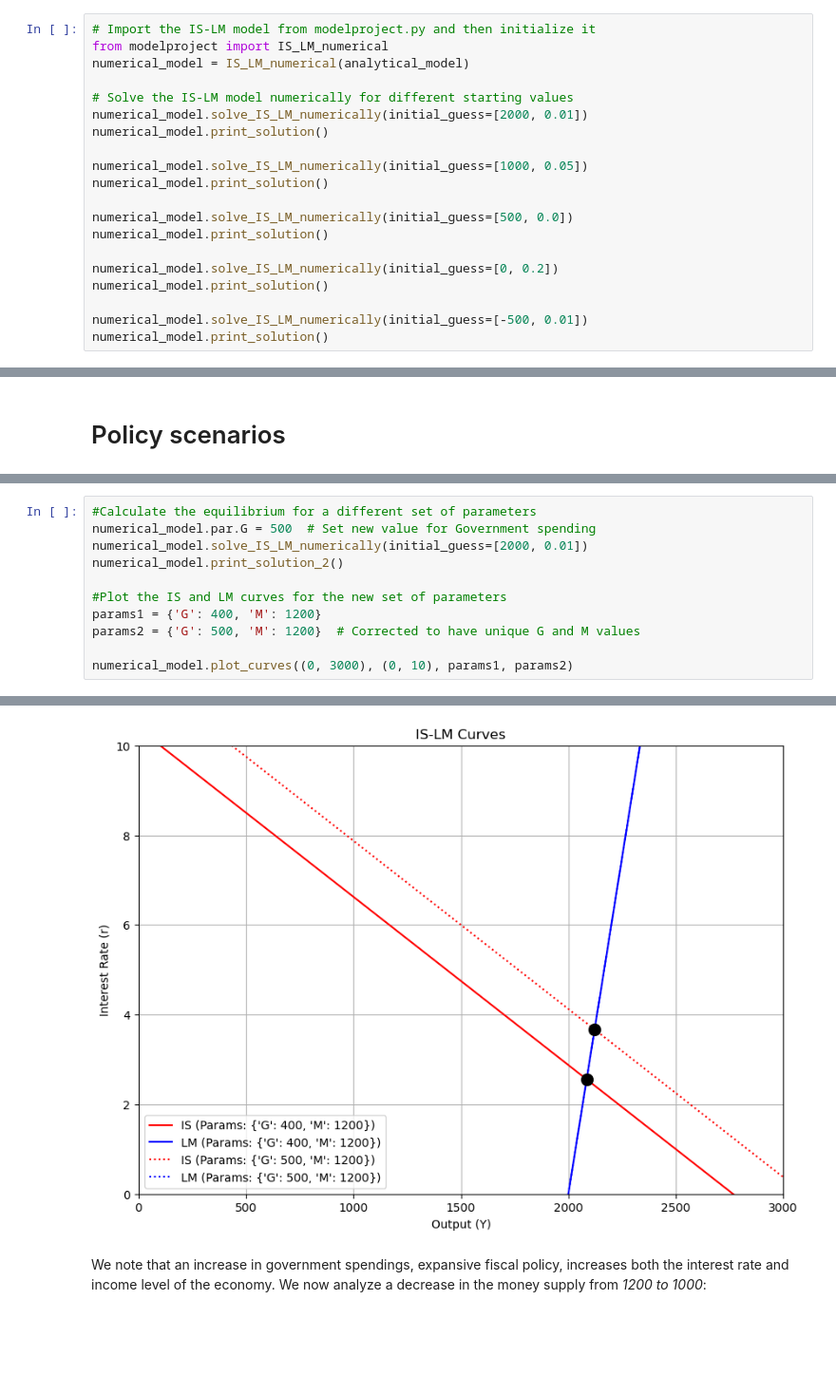
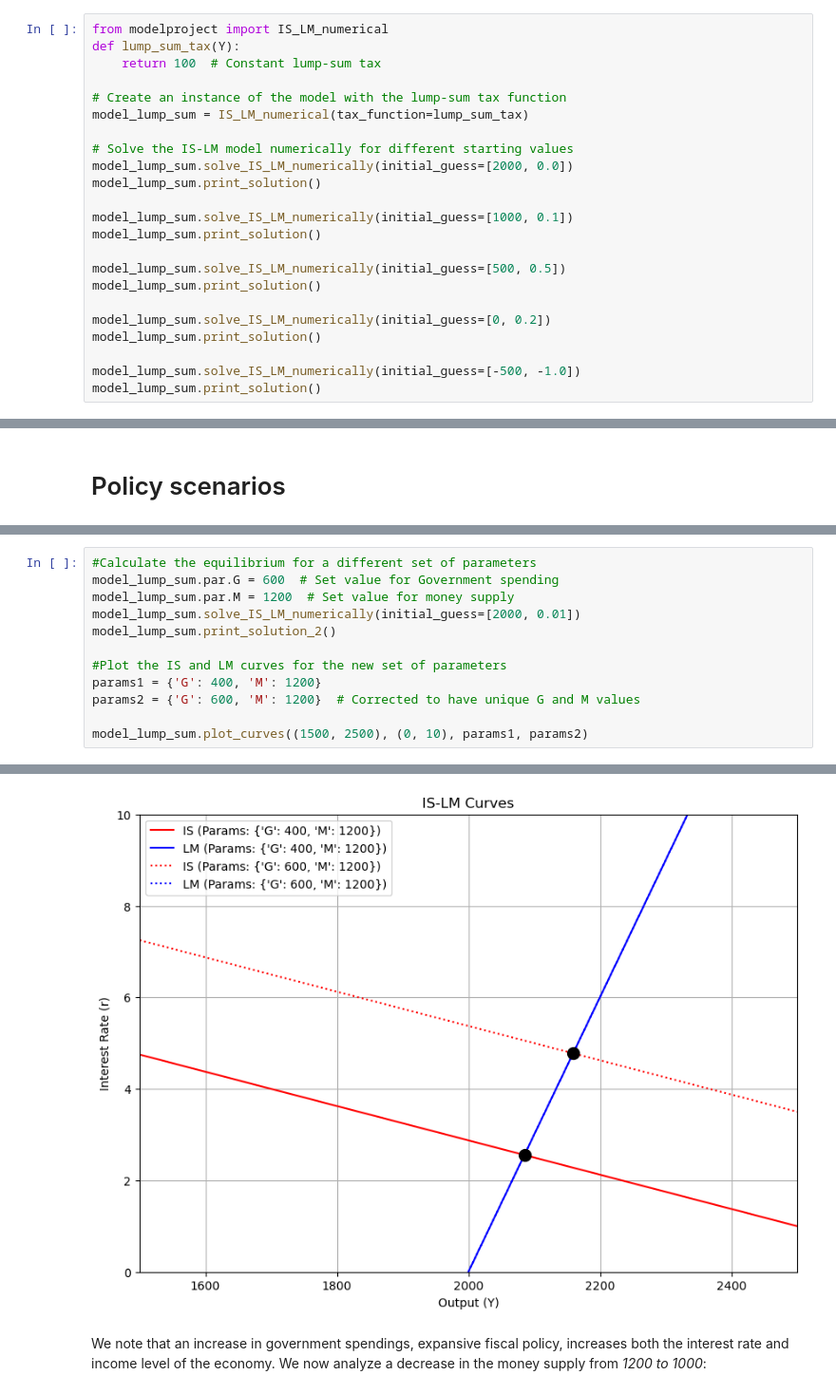
Before and after one commit to NumEconCopenhagen/projects-2024-econtechvets, a Jupyter notebook: modelproject/modelproject.ipynb, the cells around one changed output, grey strips where cells are left out. Shown at 95% size. Drawn from its saved outputs; the diff is of its cells as text; blank space fills up the shorter version.

```diff
--- a/modelproject/modelproject.ipynb
+++ b/modelproject/modelproject.ipynb
@@ -78,25 +78,28 @@ We now solve the model numerically. We do that in the following order:
 
 The results are as follows:
 # %%
-# Import the IS-LM model from modelproject.py and then initialize it
 from modelproject import IS_LM_numerical
-numerical_model = IS_LM_numerical(analytical_model)
+def lump_sum_tax(Y):
+    return 100  # Constant lump-sum tax
+
+# Create an instance of the model with the lump-sum tax function
+model_lump_sum = IS_LM_numerical(tax_function=lump_sum_tax)
 
 # Solve the IS-LM model numerically for different starting values
-numerical_model.solve_IS_LM_numerically(initial_guess=[2000, 0.01])
-numerical_model.print_solution()
+model_lump_sum.solve_IS_LM_numerically(initial_guess=[2000, 0.0])
+model_lump_sum.print_solution()
 
-numerical_model.solve_IS_LM_numerically(initial_guess=[1000, 0.05])
-numerical_model.print_solution()
+model_lump_sum.solve_IS_LM_numerically(initial_guess=[1000, 0.1])
+model_lump_sum.print_solution()
 
-numerical_model.solve_IS_LM_numerically(initial_guess=[500, 0.0])
-numerical_model.print_solution()
+model_lump_sum.solve_IS_LM_numerically(initial_guess=[500, 0.5])
+model_lump_sum.print_solution()
 
-numerical_model.solve_IS_LM_numerically(initial_guess=[0, 0.2])
-numerical_model.print_solution()
+model_lump_sum.solve_IS_LM_numerically(initial_guess=[0, 0.2])
+model_lump_sum.print_solution()
 
-numerical_model.solve_IS_LM_numerically(initial_guess=[-500, 0.01])
-numerical_model.print_solution()
+model_lump_sum.solve_IS_LM_numerically(initial_guess=[-500, -1.0])
+model_lump_sum.print_solution()
 # %% [output]
 Equilibrium Solution (Numerical):
 For initial guesses: Y = 2000.0 and r = 0.0: the equilibrium output and interest rate are (Y, r) = (2085.19, 2.56)
@@ -128,13 +131,14 @@ First, we increase the government spendings to *500*.
 # %%
 #Calculate the equilibrium for a different set of parameters
-numerical_model.par.G = 500  # Set new value for Government spending
-numerical_model.solve_IS_LM_numerically(initial_guess=[2000, 0.01])
-numerical_model.print_solution_2()
+model_lump_sum.par.G = 600  # Set value for Government spending
+model_lump_sum.par.M = 1200  # Set value for money supply
+model_lump_sum.solve_IS_LM_numerically(initial_guess=[2000, 0.01])
+model_lump_sum.print_solution_2()
 
 #Plot the IS and LM curves for the new set of parameters
 params1 = {'G': 400, 'M': 1200}
-params2 = {'G': 500, 'M': 1200}  # Corrected to have unique G and M values
+params2 = {'G': 600, 'M': 1200}  # Corrected to have unique G and M values
 
-numerical_model.plot_curves((0, 3000), (0, 10), params1, params2)
+model_lump_sum.plot_curves((1500, 2500), (0, 10), params1, params2)
 # %% [output]
 Equilibrium Solution (Numerical):
@@ -142,4 +146,4 @@ the equilibrium output and interest rate are (Y, r) = (2122.23, 3.67)
-[figure, old version]
+[figure, new version]
 # %% [markdown]
 We note that an increase in government spendings, expansive fiscal policy, increases both the interest rate and income level of the economy.
 We now analyze a decrease in the money supply from *1200 to 1000*:
```
Also changed, not shown: parts of 26 cells of this notebook, 2 other files.
